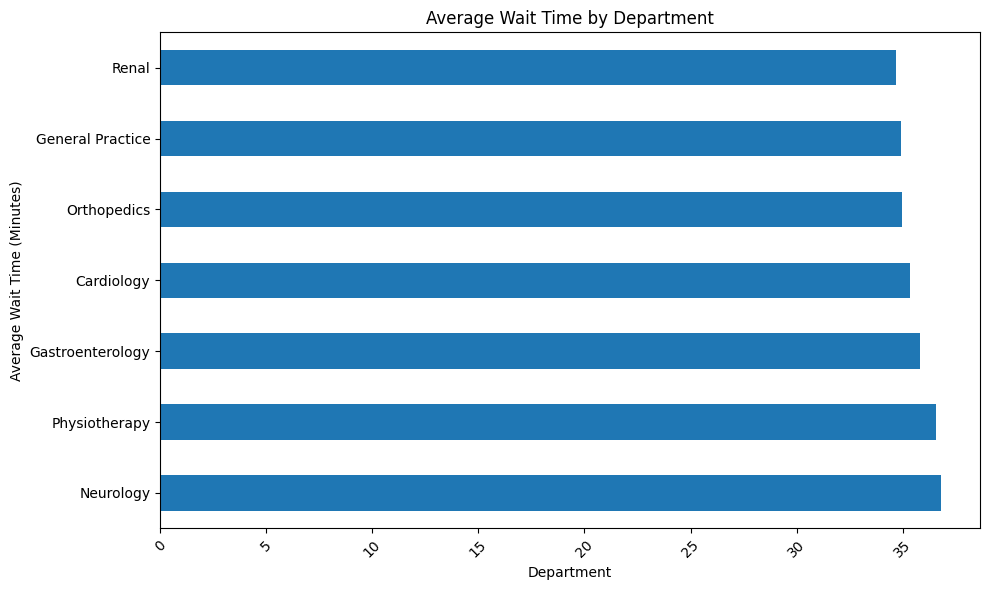
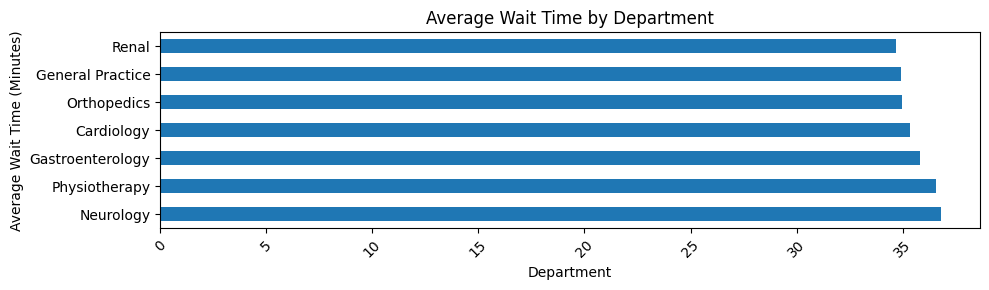
The notebook cell's code change between the first figure and the second:
--- before
+++ after
@@ -1,3 +1,3 @@
-plt.figure(figsize=(10, 6))
+plt.figure(figsize=(10, 3))
 dept_wait.plot(kind="barh")
 plt.title("Average Wait Time by Department")

Commit: removed the unwanted variable "ax"